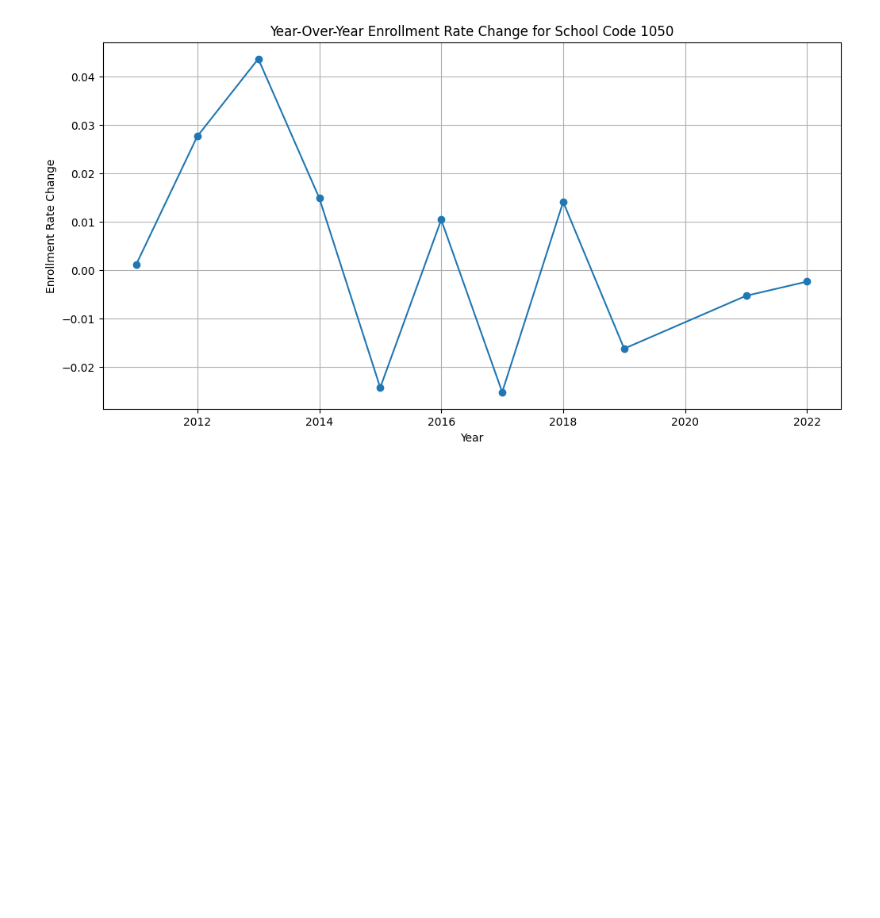
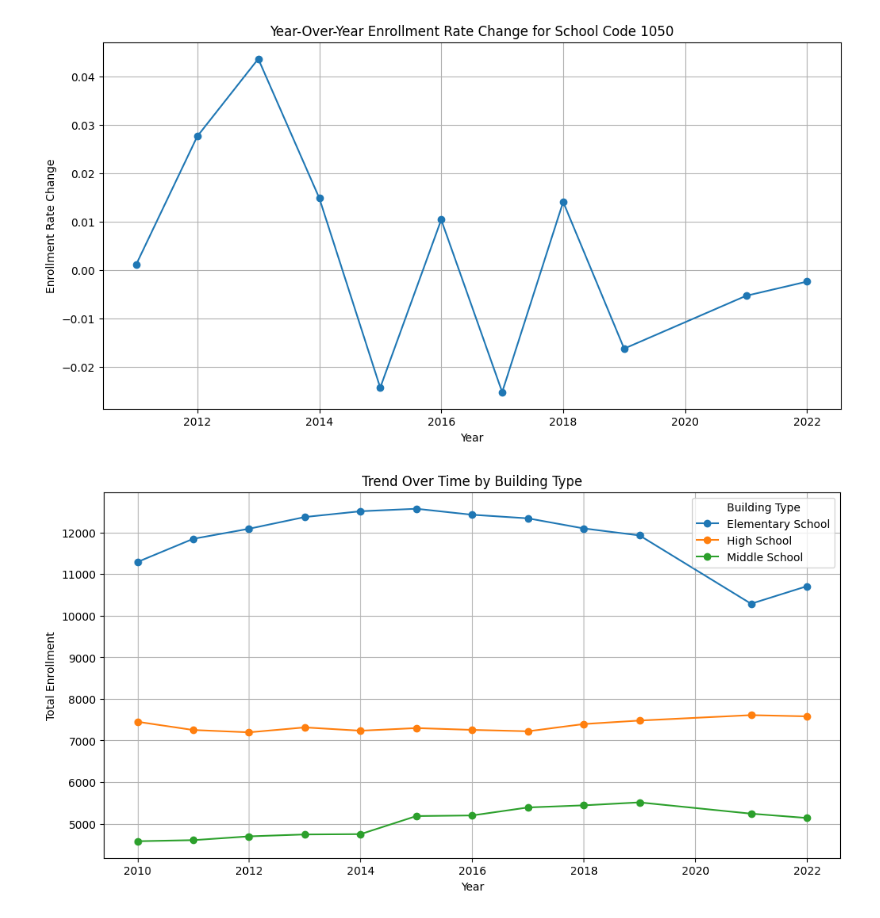
Before and after one commit to Kleach112/ML_Enrollment_Projections, a Jupyter notebook: notebooks/Exploratory_Data_Analysis.ipynb, the cells around one changed output. Drawn from its saved outputs; the diff is of its cells as text; code cells hidden in the pictures; blank space fills up the shorter version.

Commit message:
Added more EDA visuals

```diff
--- a/notebooks/Exploratory_Data_Analysis.ipynb
+++ b/notebooks/Exploratory_Data_Analysis.ipynb
@@ -179,3 +179,32 @@ plt.grid(True)
 plt.show()
 # %% [output]
 [figure]
+# %%
+# Extract building type based on the SCHOOL_CODE
+# This lambda function assumes that SCHOOL_CODE is a string; if it's numeric, it would need to be converted first
+enrollment_data['Building_Type'] = enrollment_data['SCHOOL_CODE'].apply(lambda x: 'High School' if str(x).startswith('1')
+                                                                        else ('Middle School' if str(x).startswith('3')
+                                                                        else 'Elementary School'))
+
+# Filter out the rows where Grade is '0-12' to get the total enrollment
+total_enrollment_by_year = enrollment_data[enrollment_data['GRADE'] == '0-12']
+
+# Group by Year and Building_Type, then sum the Total Enrollment
+total_enrollment_by_year = total_enrollment_by_year.groupby(['YEAR', 'Building_Type'])['TOTAL_ENROLLMENT'].sum().reset_index()
+
+# Plot the time series by building type
+plt.figure(figsize=(12, 6))
+
+# Plot each building type
+for building_type in total_enrollment_by_year['Building_Type'].unique():
+    subset = total_enrollment_by_year[total_enrollment_by_year['Building_Type'] == building_type]
+    plt.plot(subset['YEAR'], subset['TOTAL_ENROLLMENT'], marker='o', label=building_type)
+
+plt.title('Trend Over Time by Building Type')
+plt.xlabel('Year')
+plt.ylabel('Total Enrollment')
+plt.legend(title='Building Type')
+plt.grid(True)
+plt.show()
+# %% [output]
+[figure, added]
```
Also changed, not shown: parts of 4 cells of this notebook.
